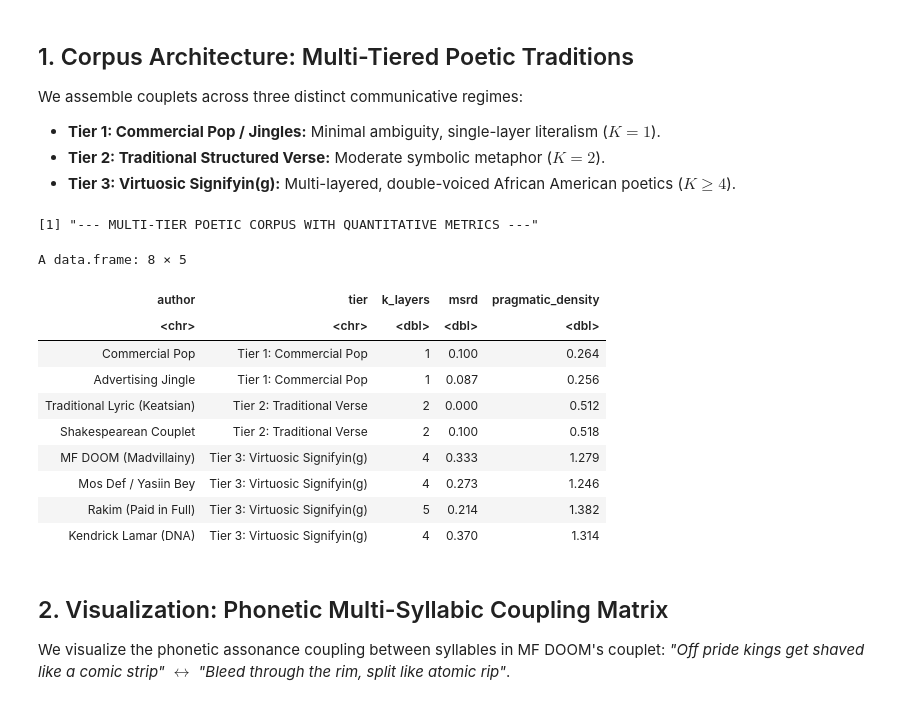
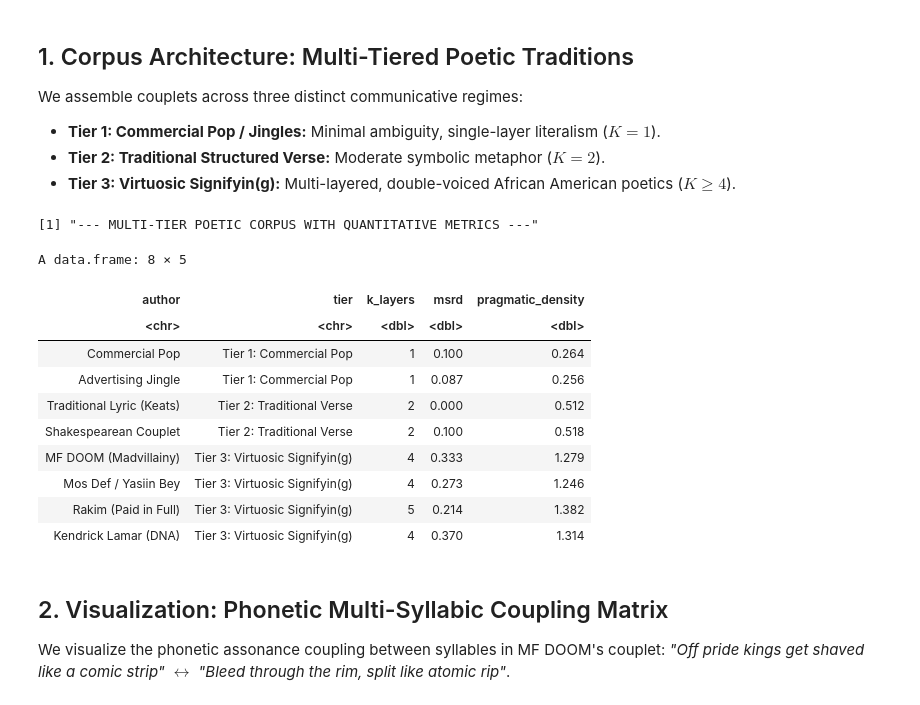
Before and after one commit to Mathematical-Linguistics/semantic-mechanics, a Jupyter notebook: notebooks/r/04_pragmatic_density_and_signifying.ipynb, the cells around one changed output. Cells and saved outputs as stored; diff of their text form; code cells hidden in the pictures.

```diff
--- a/notebooks/r/04_pragmatic_density_and_signifying.ipynb
+++ b/notebooks/r/04_pragmatic_density_and_signifying.ipynb
@@ -74,7 +74,7 @@ We assemble couplets across three distinct communicative regimes:
 df_poetics <- data.frame(
   id = c("POP_01", "POP_02", "CLASSIC_01", "CLASSIC_02", "SIGNIFY_01", "SIGNIFY_02", "SIGNIFY_03", "SIGNIFY_04"),
   author = c(
-    "Commercial Pop", "Advertising Jingle", "Traditional Lyric (Keatsian)", "Shakespearean Couplet",
+    "Commercial Pop", "Advertising Jingle", "Traditional Lyric (Keats)", "Shakespearean Couplet",
     "MF DOOM (Madvillainy)", "Mos Def / Yasiin Bey", "Rakim (Paid in Full)", "Kendrick Lamar (DNA)"
   ),
   tier = c(
@@ -100,34 +100,37 @@ df_poetics <- data.frame(
     "Bleed through the rim split like atomic rip",
     "Now let it fall huh my broadway lyrical stage",
     "Drop a jewel in the cipher like a sacred desire",
     "I got power poison pain and joy inside my DNA"
   ),
   k_layers = c(1, 1, 2, 2, 4, 4, 5, 4),
   syllables_l1 = c(10, 12, 10, 10, 12, 11, 14, 13),
   syllables_l2 = c(10, 11, 10, 10, 12, 11, 14, 14),
   rhyme_phonemes = c(1, 1, 0, 1, 4, 3, 3, 5),
   words_count = c(17, 18, 14, 18, 17, 16, 20, 17),
+  # Directional offsets for collision-free label display
+  nudge_x = c(-0.02, 0.05, -0.03, 0.04, 0.05, -0.04, 0.04, 0.05),
+  nudge_y = c(0.10, -0.10, 0.12, -0.12, 0.12, -0.12, 0.14, -0.12),
   stringsAsFactors = FALSE
 )
 
 # Compute MSRD and Pragmatic Density
 df_poetics <- df_poetics %>%
   mutate(
     total_syllables = syllables_l1 + syllables_l2,
     msrd = round((2.0 * rhyme_phonemes) / total_syllables, 3),
     pragmatic_density = round((k_layers * (1 + msrd)) / log2(words_count + 1), 3)
   )
 
 print("--- MULTI-TIER POETIC CORPUS WITH QUANTITATIVE METRICS ---")
 as.data.frame(df_poetics[, c("author", "tier", "k_layers", "msrd", "pragmatic_density")])
 # %% [output]
 [1] "--- MULTI-TIER POETIC CORPUS WITH QUANTITATIVE METRICS ---"
 A data.frame: 8 × 5
 | author | tier | k_layers | msrd | pragmatic_density |
 | <chr> | <chr> | <dbl> | <dbl> | <dbl> |
 | Commercial Pop | Tier 1: Commercial Pop | 1 | 0.100 | 0.264 |
 | Advertising Jingle | Tier 1: Commercial Pop | 1 | 0.087 | 0.256 |
-| Traditional Lyric (Keatsian) | Tier 2: Traditional Verse | 2 | 0.000 | 0.512 |
+| Traditional Lyric (Keats) | Tier 2: Traditional Verse | 2 | 0.000 | 0.512 |
 | Shakespearean Couplet | Tier 2: Traditional Verse | 2 | 0.100 | 0.518 |
 | MF DOOM (Madvillainy) | Tier 3: Virtuosic Signifyin(g) | 4 | 0.333 | 1.279 |
 | Mos Def / Yasiin Bey | Tier 3: Virtuosic Signifyin(g) | 4 | 0.273 | 1.246 |
```
Also changed, not shown: parts of 2 cells of this notebook, 9 other files.
